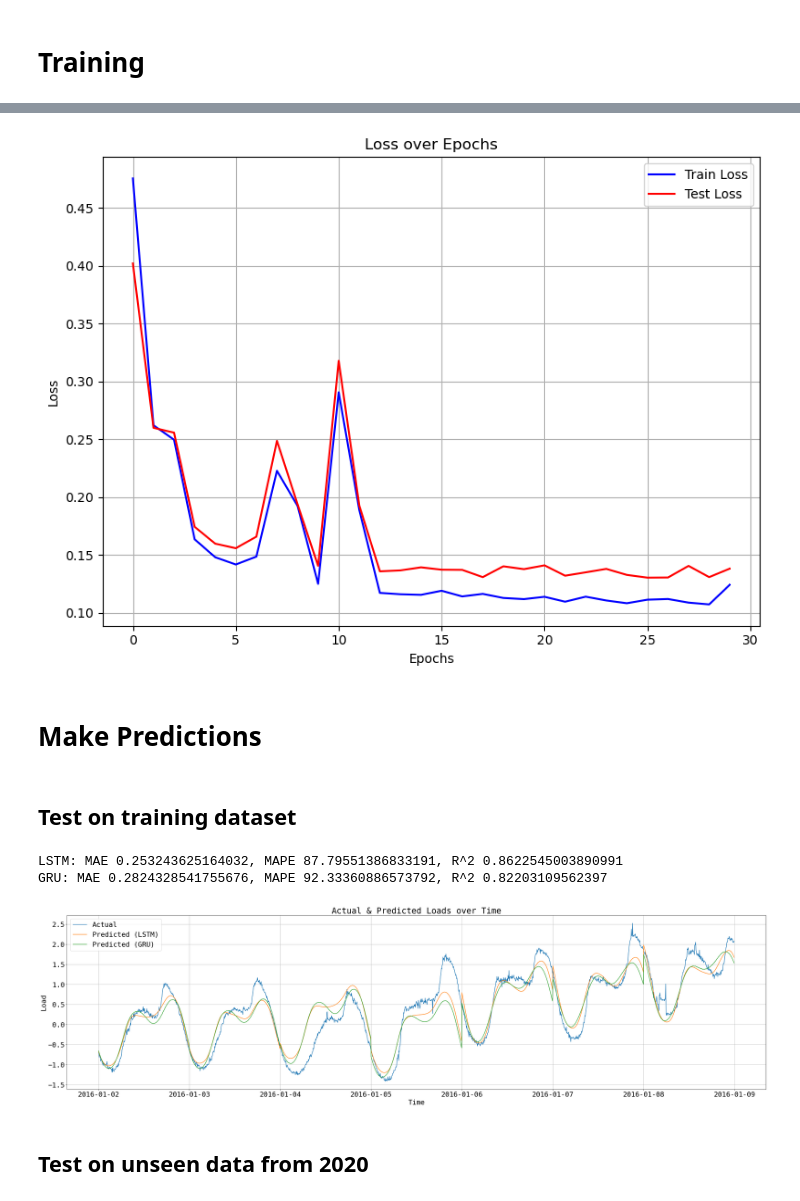
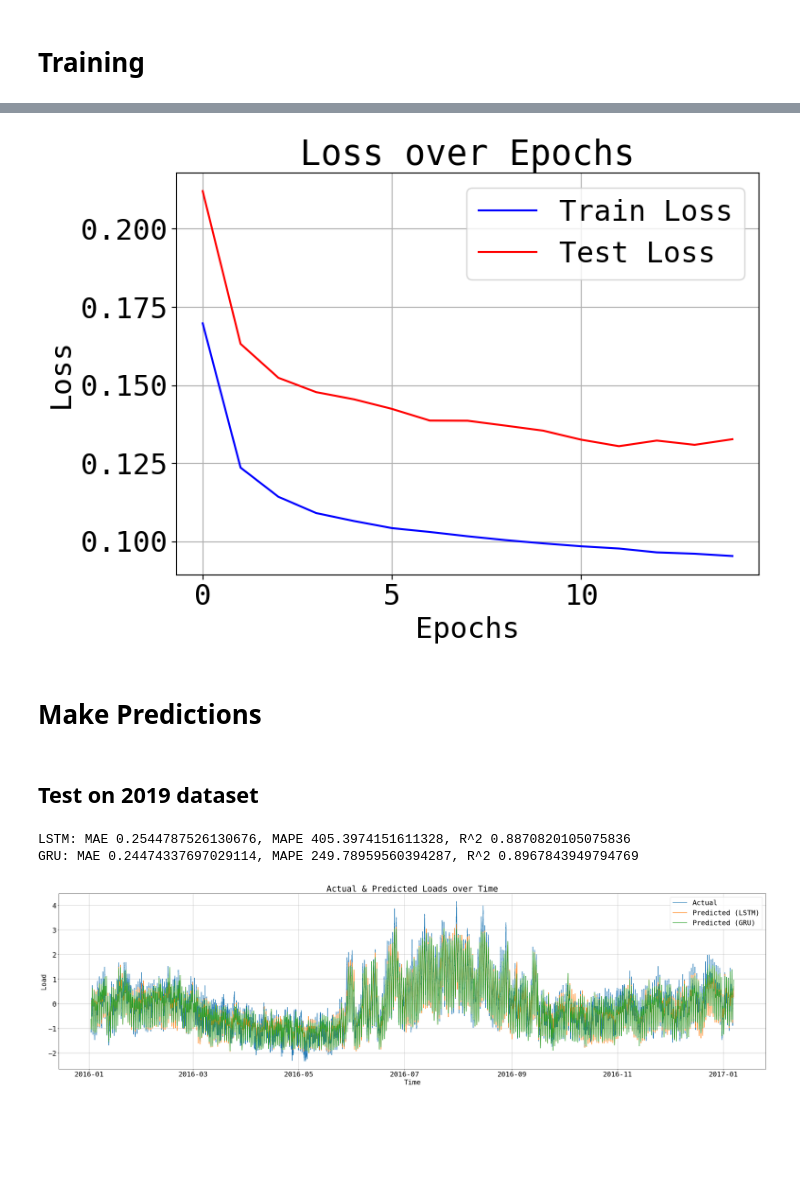
Before and after one commit to Acmaro/NY-electricity-lload-prediction, a Jupyter notebook: RNN/notebook.ipynb, the cells around one changed output, grey strips where cells are left out. Cells and saved outputs as stored; diff of their text form; code cells hidden in the pictures; blank space fills up the shorter version.

Commit message:
Added flexibility in making traning dataset; Refined Preprocessor().

```diff
--- a/RNN/notebook.ipynb
+++ b/RNN/notebook.ipynb
@@ -138,9 +176,5 @@ test_dataset = torch.utils.data.Subset(dataset, range(train_size, len(dataset)))
-# %%
-from torch.utils.data import DataLoader
-
-batch_size = 256
-train_loader = DataLoader(train_dataset, batch_size, shuffle=True, pin_memory=True)
-test_loader = DataLoader(test_dataset, batch_size, shuffle=False, pin_memory=True)
+# %%
+train_loader, val_loader, preprocessor = create_dataset_splits(df, 288, 288, 64)
 # %% [markdown]
 # Model Implementation
 # %%
@@ -364,10 +398,10 @@ def plot_metrics(train_metrics, test_metrics, metric_name):
 # %%
 num_features = 8  # Number of features
 output_size = 288
-hidden_size = 32
+hidden_size = 16
 num_layers = 2
-num_epochs = 30
-drop_rate = 0.3
+num_epochs = 15
+drop_rate = 0.1
 lr_rate = 1e-4
 weight_decay = 1e-4
 scheduler = None
@@ -395,7 +429,8 @@ scheduler = None
 lstm_model = SimpleLSTM(num_features, output_size, hidden_size, num_layers, drop_rate=drop_rate).to('cuda')
 criterion = nn.MSELoss()
 optimizer = torch.optim.Adam(lstm_model.parameters(), lr=lr_rate, weight_decay=weight_decay, fused=True)
-scheduler = StepLR(optimizer, step_size=20, gamma=0.5)
+# scheduler = StepLR(optimizer, step_size=20, gamma=0.5)
+scheduler = None
 
 train_losses, val_losses = training_loop(
     num_epochs,
@@ -403,7 +438,7 @@ train_losses, val_losses = training_loop(
     lstm_model,
     criterion,
     train_loader,
-    test_loader,
+    val_loader,
     verbose=True,
     scheduler=scheduler,
     device='cuda',
@@ -434,7 +469,7 @@ Current learning rate is 5e-05
 gru_model = SimpleGRU(num_features, output_size, hidden_size, num_layers).to('cuda')
 criterion = nn.MSELoss()
 optimizer = torch.optim.Adam(gru_model.parameters(), lr=lr_rate, weight_decay=weight_decay, fused=True)
-scheduler = StepLR(optimizer, step_size=20, gamma=0.5)
+# scheduler = StepLR(optimizer, step_size=20, gamma=0.5)
 
 train_losses, val_losses = training_loop(
     num_epochs,
@@ -442,7 +477,7 @@ train_losses, val_losses = training_loop(
     gru_model,
     criterion,
     train_loader,
-    test_loader,
+    val_loader,
     verbose=True,
     scheduler=scheduler,
     device='cuda',
@@ -471,3 +506,3 @@ Current learning rate is 5e-05
-[figure, old version]
+[figure, new version]
 # %% [markdown]
 # Make Predictions
@@ -559,7 +591,7 @@ def make_predictions(model, test_data, device='cuda'):
 # gru_model.load_state_dict(torch.load('GRU.pt', weights_only=True))
 # gru_model.eval()
 # %% [markdown]
-## Test on training dataset
+## Test on 2019 dataset
 # %%
 # initial_np = df.iloc[:288].to_numpy(dtype=np.float32)
 # initial_tensor = torch.tensor(initial_np, dtype=torch.float32)
@@ -578,12 +610,6 @@ lstm_scores = evaluate_metrics(actual, predictions_lstm)
 print(f'LSTM: MAE {lstm_scores[0]}, MAPE {lstm_scores[1]}, R^2 {lstm_scores[2]}')
 gru_scores = evaluate_metrics(actual, predictions_gru)
 print(f'GRU: MAE {gru_scores[0]}, MAPE {gru_scores[1]}, R^2 {gru_scores[2]}')
-
-font = {'family' : 'monospace',
-        'weight' : 'normal',
-        'size'   : 22}
-
-plt.rc('font', **font)
 
 time_interval = pd.date_range(start="2016-01-02", periods=len(actual), freq='5min')
 plt.figure(figsize=(40,10))
@@ -598,8 +624,6 @@ plt.ylabel('Load')
 plt.title('Actual & Predicted Loads over Time')
 plt.show()
 # %% [output]
-LSTM: MAE 0.253243625164032, MAPE 87.79551386833191, R^2 0.8622545003890991
-GRU: MAE 0.2824328541755676, MAPE 92.33360886573792, R^2 0.82203109562397
+LSTM: MAE 0.2544787526130676, MAPE 405.3974151611328, R^2 0.8870820105075836
+GRU: MAE 0.24474337697029114, MAPE 249.78959560394287, R^2 0.8967843949794769
-[figure, old version]
+[figure, new version]
-# %% [markdown]
-## Test on unseen data from 2020
```
Also changed, not shown: parts of 18 cells of this notebook, 2 other files.
